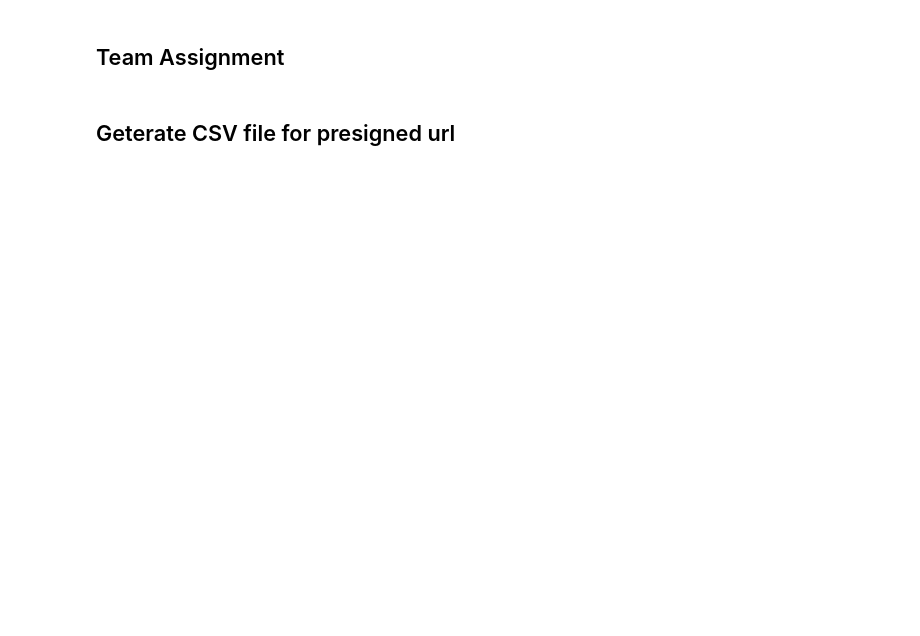
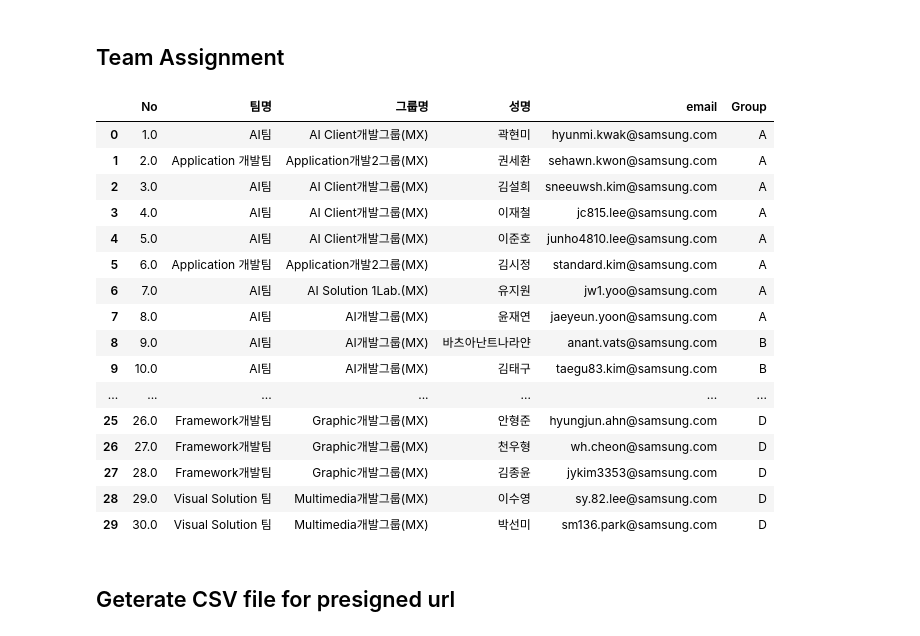
Before and after one commit to illee/amazon-bedrock-workshop-webinar-kr, a Jupyter notebook: 00_Setup/pre-signed.ipynb, the cells around one changed output. Drawn from its saved outputs; the diff is of its cells as text; code cells hidden in the pictures; blank space fills up the shorter version.

```diff
--- a/00_Setup/pre-signed.ipynb
+++ b/00_Setup/pre-signed.ipynb
@@ -44,6 +44,26 @@ pdData.to_csv(f'../../attendee/group/SEC-MX-Group-Assginment.csv', index=False)
 
 for _, group_name in group_info:
     pdData.query("Group == @group_name").to_csv(f'../../attendee/group/SEC-MX-Group-{group_name}.csv', index=False)
+# %%
+pdData
+# %% [output]
+|  | No | 팀명 | 그룹명 | 성명 | email | Group |
+| 0 | 1.0 | AI팀 | AI Client개발그룹(MX) | 곽현미 | hyunmi.kwak@samsung.com | A |
+| 1 | 2.0 | Application 개발팀 | Application개발2그룹(MX) | 권세환 | sehawn.kwon@samsung.com | A |
+| 2 | 3.0 | AI팀 | AI Client개발그룹(MX) | 김설희 | sneeuwsh.kim@samsung.com | A |
+| 3 | 4.0 | AI팀 | AI Client개발그룹(MX) | 이재철 | jc815.lee@samsung.com | A |
+| 4 | 5.0 | AI팀 | AI Client개발그룹(MX) | 이준호 | junho4810.lee@samsung.com | A |
+| 5 | 6.0 | Application 개발팀 | Application개발2그룹(MX) | 김시정 | standard.kim@samsung.com | A |
+| 6 | 7.0 | AI팀 | AI Solution 1Lab.(MX) | 유지원 | jw1.yoo@samsung.com | A |
+| 7 | 8.0 | AI팀 | AI개발그룹(MX) | 윤재연 | jaeyeun.yoon@samsung.com | A |
+| 8 | 9.0 | AI팀 | AI개발그룹(MX) | 바츠아난트나라얀 | anant.vats@samsung.com | B |
+| 9 | 10.0 | AI팀 | AI개발그룹(MX) | 김태구 | taegu83.kim@samsung.com | B |
+| ... | ... | ... | ... | ... | ... | ... |
+| 25 | 26.0 | Framework개발팀 | Graphic개발그룹(MX) | 안형준 | hyungjun.ahn@samsung.com | D |
+| 26 | 27.0 | Framework개발팀 | Graphic개발그룹(MX) | 천우형 | wh.cheon@samsung.com | D |
+| 27 | 28.0 | Framework개발팀 | Graphic개발그룹(MX) | 김종윤 | jykim3353@samsung.com | D |
+| 28 | 29.0 | Visual Solution 팀 | Multimedia개발그룹(MX) | 이수영 | sy.82.lee@samsung.com | D |
+| 29 | 30.0 | Visual Solution 팀 | Multimedia개발그룹(MX) | 박선미 | sm136.park@samsung.com | D |
 # %% [markdown]
 ## Geterate CSV file for presigned url
 # %%
```
Also changed, not shown: parts of 4 cells of this notebook.
